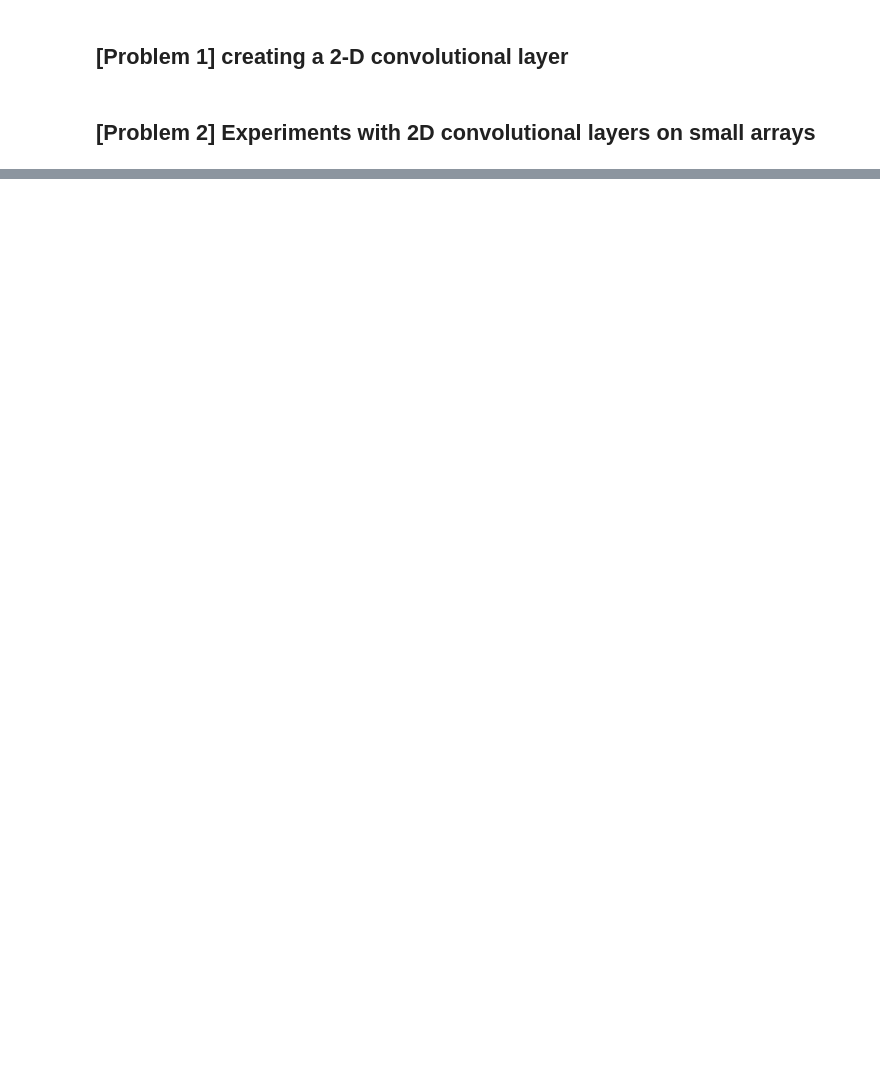
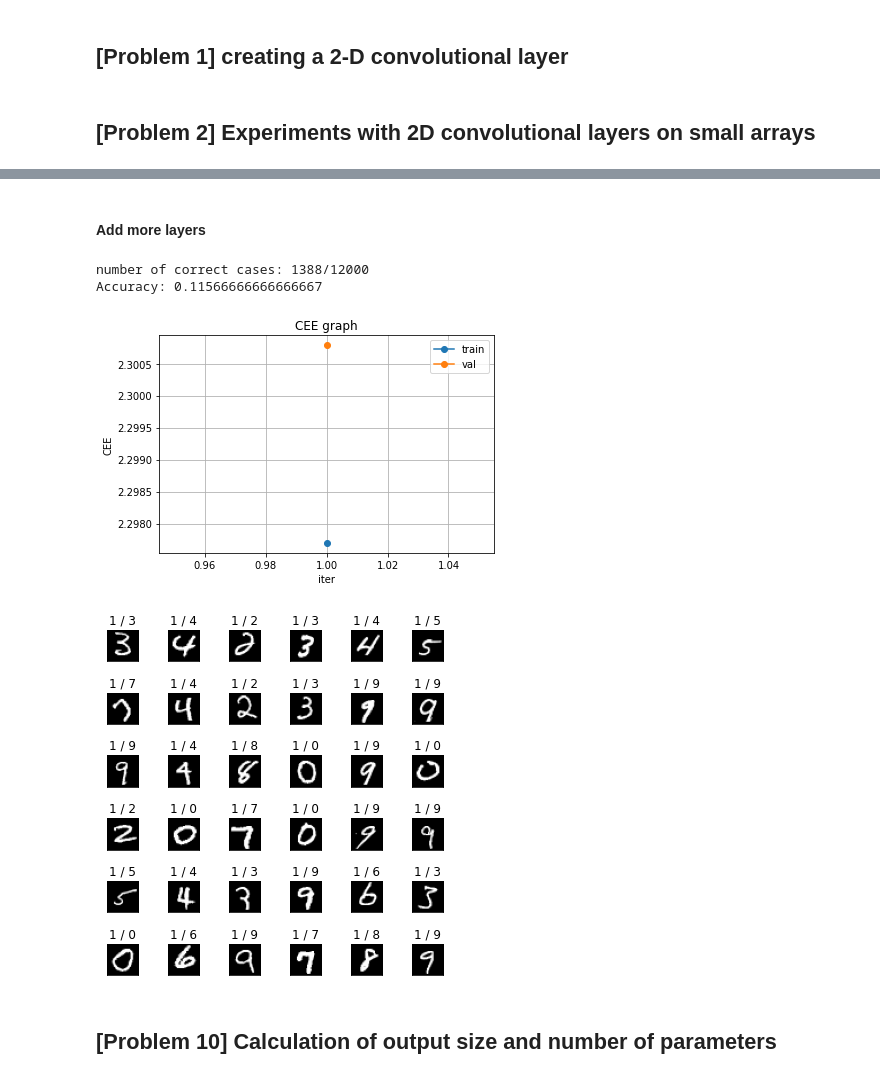
Before and after one commit to goriummaximum/diveintocode-ml, a Jupyter notebook: Sprints/sprint12-cnn2d/cnn2d.ipynb, the cells around one changed output, grey strips where cells are left out. Drawn from its saved outputs; the diff is of its cells as text; code cells hidden in the pictures; blank space fills up the shorter version.

```diff
--- a/Sprints/sprint12-cnn2d/cnn2d.ipynb
+++ b/Sprints/sprint12-cnn2d/cnn2d.ipynb
@@ -155,0 +814,33 @@ def compute_output_size(X_h_in, X_w_in, F_h, F_w, P, S):
+# %% [markdown]
+<h4>Add more layers</h4>
+# %%
+cnn2d_2 = Scratch2dCNNClassifier(
+                ch_out=[1, 1],
+                F_h=[5, 5],
+                F_w=[5, 5],
+                S_h=[1, 1],
+                S_w=[1, 1],
+                p=[2, 2],
+                q=[2, 2],
+                conv_sigma=0.01,
+                flatten=Flatten(),
+                hidden_layers=[120,84],
+                hidden_activations=['relu', 'relu'],
+                hidden_initializers=['he', 'he'],
+                sigma=0.01,
+                optimizer='sgd',
+                layer_type=None,
+                batch_size=20,
+                epochs=epochs,
+                lr=0.01,
+                seed=0,
+                verbose=False)
+
+handler(cnn2d_2, X_train, y_train, X_val, y_val, epochs)
+# %% [output]
+number of correct cases: 1388/12000
+Accuracy: 0.11566666666666667
+[figure, added]
+[figure, added]
+# %% [markdown]
+<h2>[Problem 10] Calculation of output size and number of parameters</h2>
```
Also changed, not shown: parts of 44 cells of this notebook.
